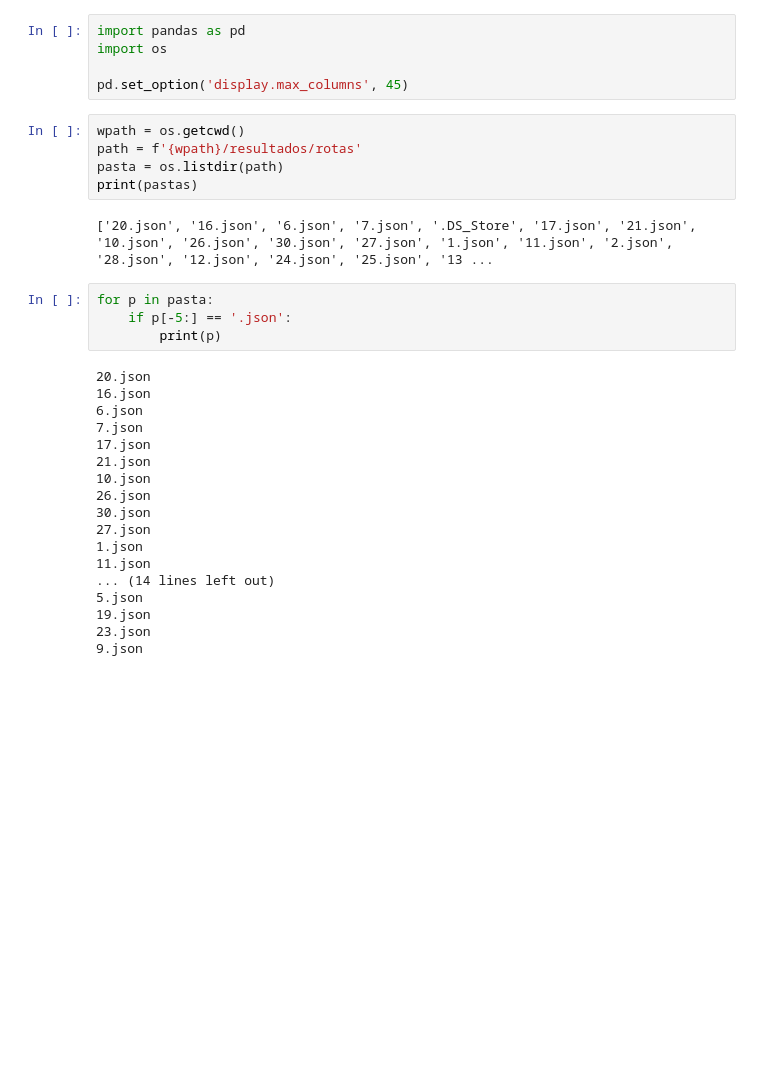
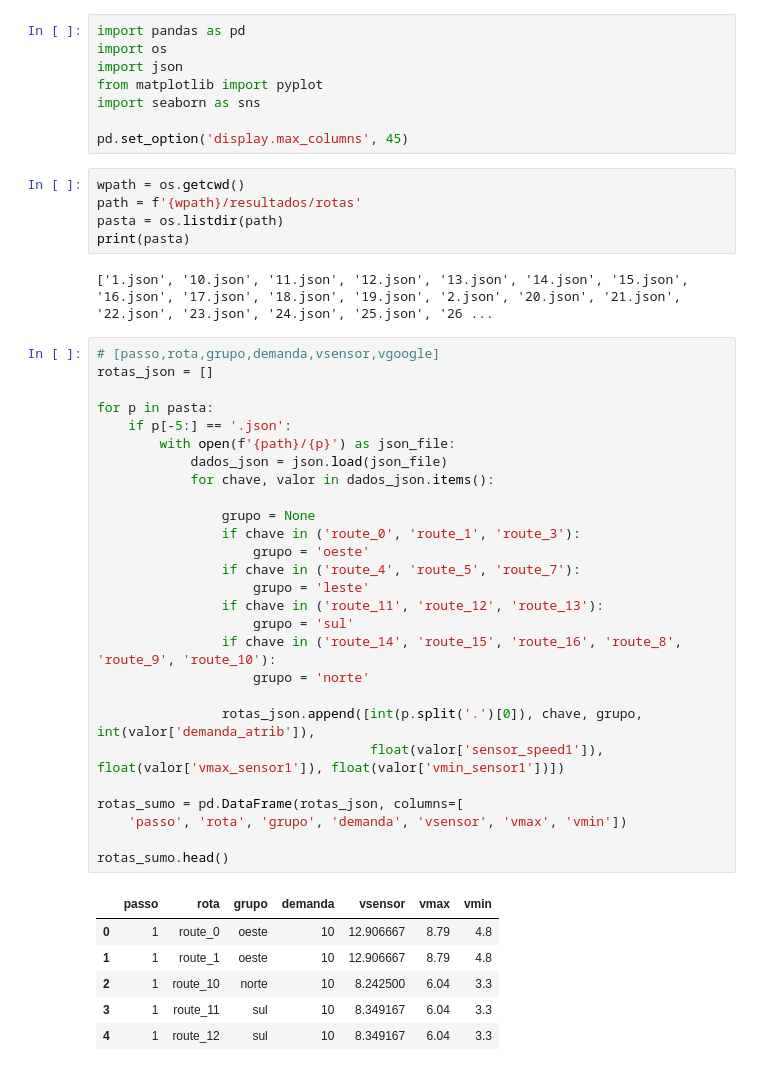
Before and after one commit to jaceguay/pos_big_data_12_artigo, a Jupyter notebook: script/1.analise_resultados.ipynb, the cells around one changed output. Saved outputs shown, nothing was run; the diff lists cells and outputs as text; blank space fills up the shorter version.

```diff
--- a/script/1.analise_resultados.ipynb
+++ b/script/1.analise_resultados.ipynb
@@ -1,34 +1,49 @@
 # %%
 import pandas as pd
 import os
+import json
+from matplotlib import pyplot
+import seaborn as sns
 
 pd.set_option('display.max_columns', 45)
 # %%
 wpath = os.getcwd()
 path = f'{wpath}/resultados/rotas'
 pasta = os.listdir(path)
-print(pastas)
+print(pasta)
 # %% [output]
-['20.json', '16.json', '6.json', '7.json', '.DS_Store', '17.json', '21.json', '10.json', '26.json', '30.json', '27.json', '1.json', '11.json', '2.json', '28.json', '12.json', '24.json', '25.json', '13 ...
+['1.json', '10.json', '11.json', '12.json', '13.json', '14.json', '15.json', '16.json', '17.json', '18.json', '19.json', '2.json', '20.json', '21.json', '22.json', '23.json', '24.json', '25.json', '26 ...
-# %%
-for p in pasta:
-    if p[-5:] == '.json':
-        print(p)
-# %% [output]
-20.json
-16.json
-6.json
-7.json
-17.json
-21.json
-10.json
-26.json
-30.json
-27.json
-1.json
-11.json
-... (14 lines left out)
-5.json
-19.json
-23.json
-9.json
+# %%
+# [passo,rota,grupo,demanda,vsensor,vgoogle]
+rotas_json = []
+
+for p in pasta:
+    if p[-5:] == '.json':
+        with open(f'{path}/{p}') as json_file:
+            dados_json = json.load(json_file)
+            for chave, valor in dados_json.items():
+
+                grupo = None
+                if chave in ('route_0', 'route_1', 'route_3'):
+                    grupo = 'oeste'
+                if chave in ('route_4', 'route_5', 'route_7'):
+                    grupo = 'leste'
+                if chave in ('route_11', 'route_12', 'route_13'):
+                    grupo = 'sul'
+                if chave in ('route_14', 'route_15', 'route_16', 'route_8', 'route_9', 'route_10'):
+                    grupo = 'norte'
+
+                rotas_json.append([int(p.split('.')[0]), chave, grupo, int(valor['demanda_atrib']),
+                                   float(valor['sensor_speed1']), float(valor['vmax_sensor1']), float(valor['vmin_sensor1'])])
+
+rotas_sumo = pd.DataFrame(rotas_json, columns=[
+    'passo', 'rota', 'grupo', 'demanda', 'vsensor', 'vmax', 'vmin'])
+
+rotas_sumo.head()
+# %% [output]
+|  | passo | rota | grupo | demanda | vsensor | vmax | vmin |
+| 0 | 1 | route_0 | oeste | 10 | 12.906667 | 8.79 | 4.8 |
+| 1 | 1 | route_1 | oeste | 10 | 12.906667 | 8.79 | 4.8 |
+| 2 | 1 | route_10 | norte | 10 | 8.242500 | 6.04 | 3.3 |
+| 3 | 1 | route_11 | sul | 10 | 8.349167 | 6.04 | 3.3 |
+| 4 | 1 | route_12 | sul | 10 | 8.349167 | 6.04 | 3.3 |
```
Also changed, not shown: parts of 8 cells of this notebook, 25 other files.
